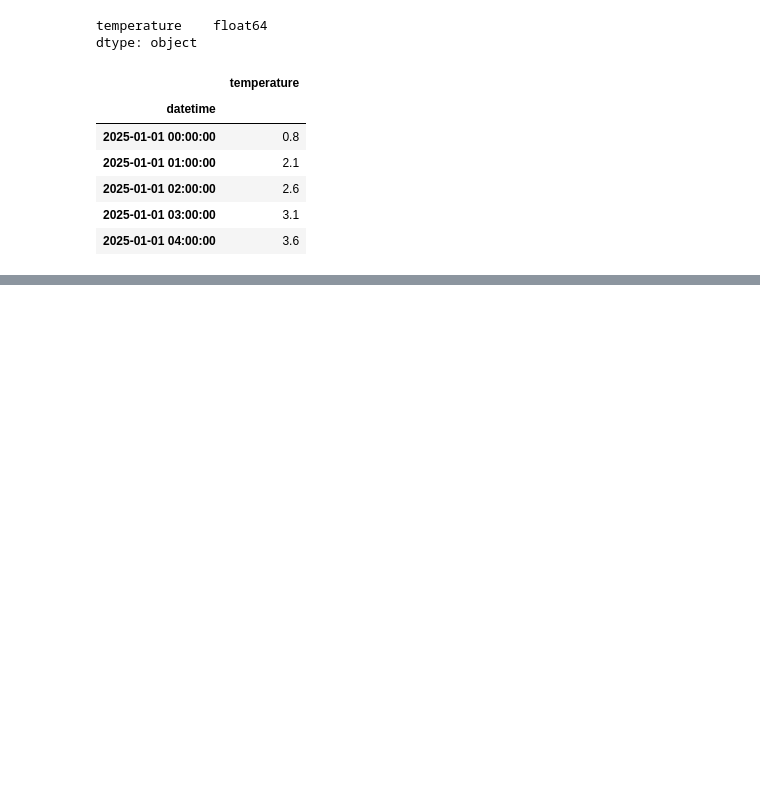
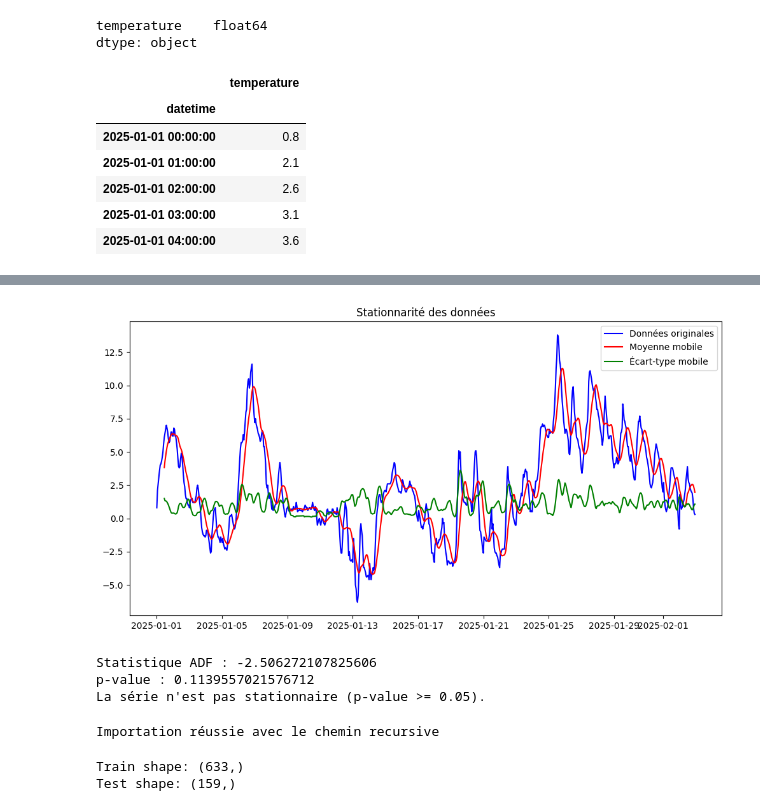
Before and after one commit to Thodler/learn-times-serie, a Jupyter notebook: notebooks/times-serie.ipynb, the cells around one changed output, grey strips where cells are left out. Drawn from its saved outputs; the diff is of its cells as text; code cells hidden in the pictures; blank space fills up the shorter version.

```diff
--- a/notebooks/times-serie.ipynb
+++ b/notebooks/times-serie.ipynb
@@ -38,0 +64,55 @@ df.head()
+# %%
+from utils.adfuller import execute as adf_execute
+
+# Calculer la moyenne mobile et l'écart-type mobile
+rolling_mean = df['temperature'].rolling(window=12).mean()
+rolling_std = df['temperature'].rolling(window=12).std()
+
+# Tracer les données
+import matplotlib.pyplot as plt
+
+plt.figure(figsize=(12, 6))
+plt.plot(df['temperature'], label='Données originales', color='blue')
+plt.plot(rolling_mean, label='Moyenne mobile', color='red')
+plt.plot(rolling_std, label='Écart-type mobile', color='green')
+plt.legend(loc='best')
+plt.title('Stationnarité des données')
+plt.show()
+
+
+adf_execute(df['temperature'])
+# %% [output]
+[figure, added]
+Statistique ADF : -2.506272107825606
+p-value : 0.1139557021576712
+La série n'est pas stationnaire (p-value >= 0.05).
+# %%
+from statsmodels.tsa.statespace.sarimax import SARIMAX
+
+# Essaie d'abord cette importation
+try:
+    from skforecast.ForecasterSarimax import ForecasterSarimax
+    from skforecast.model_selection_sarimax import grid_search_sarimax
+    print("Importation réussie avec le chemin ForecasterSarimax")
+except ImportError:
+    try:
+        # Si ça ne marche pas, essaie celle-ci
+        from skforecast.recursive._forecaster_sarimax import ForecasterSarimax
+        from skforecast.model_selection import grid_search_sarimax
+        print("Importation réussie avec le chemin recursive")
+    except ImportError:
+        print("Impossible d'importer, vérifie l'installation de skforecast")
+# %% [output]
+Importation réussie avec le chemin recursive
+# %%
+from sklearn.model_selection import train_test_split
+
+# Fractionner les données en ensembles d'entraînement et de test
+train, test = train_test_split(df['temperature'], test_size=0.2, shuffle=False)
+
+# Vérifier les dimensions des ensembles
+print(f"Train shape: {train.shape}")
+print(f"Test shape: {test.shape}")
+# %% [output]
+Train shape: (633,)
+Test shape: (159,)
```
Also changed, not shown: parts of 4 cells of this notebook, 5 other files.
